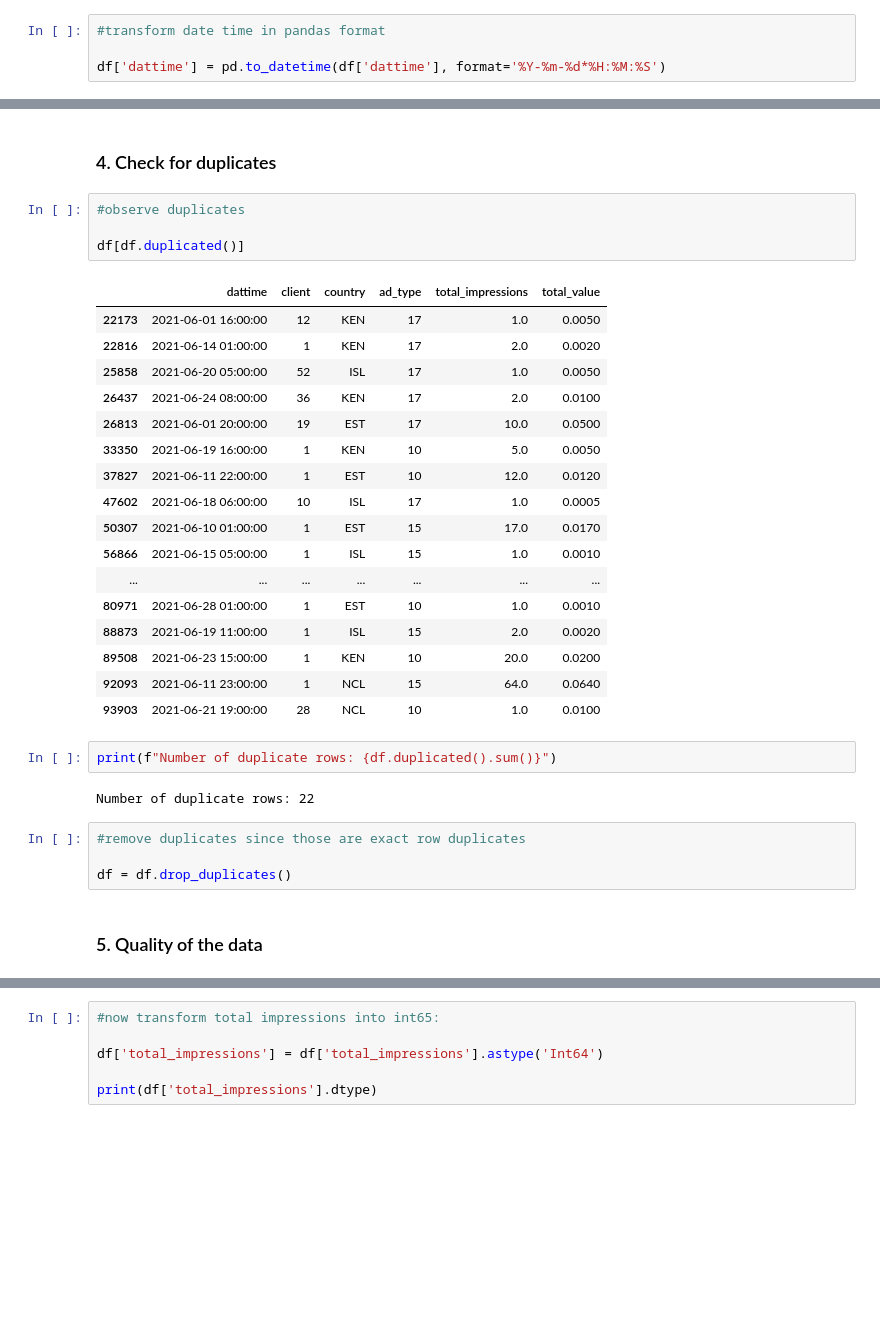
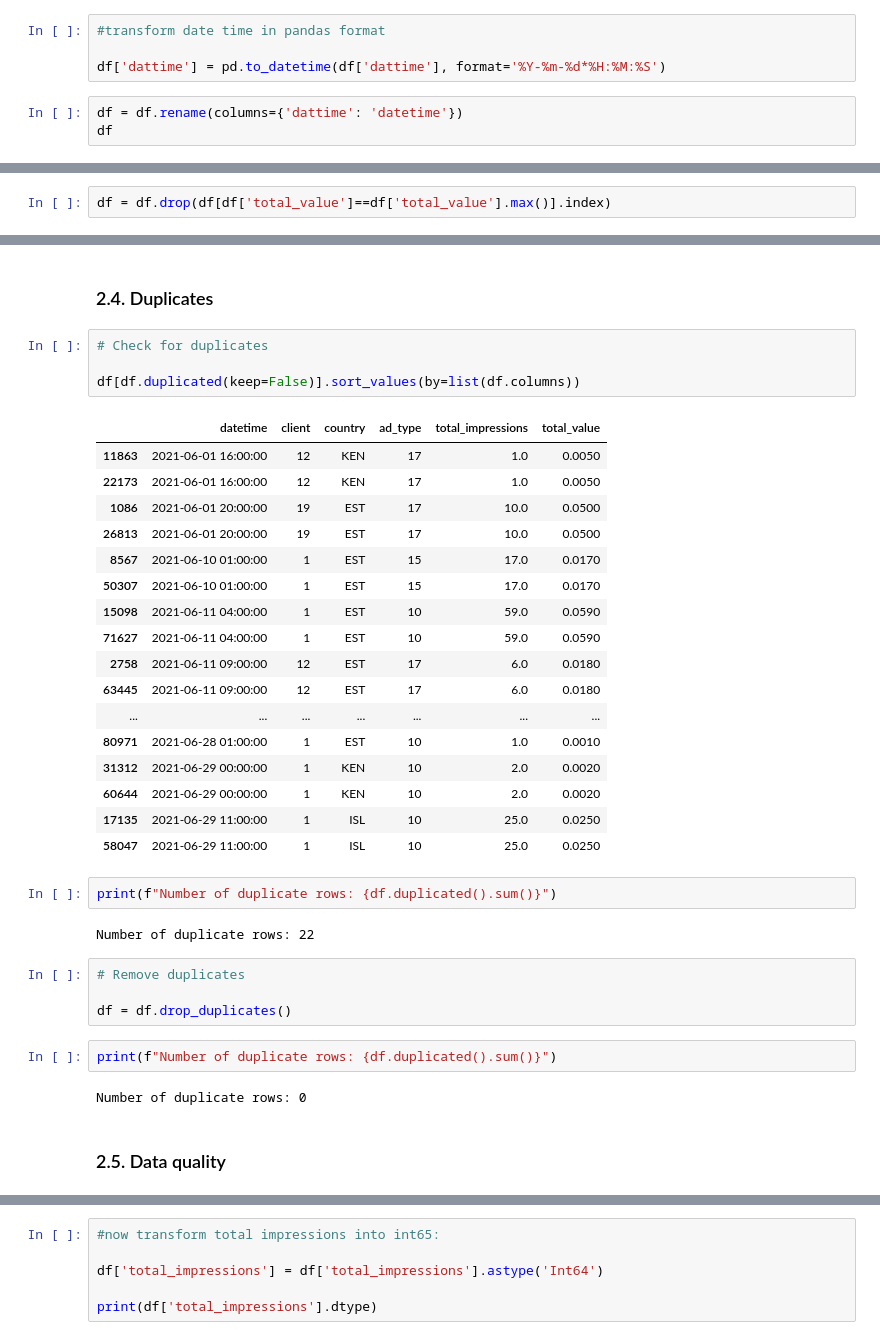
Before and after one commit to pablecastel/ExClick, a Jupyter notebook: Exo_click_test.ipynb, the cells around one changed output, grey strips where cells are left out. Cells and saved outputs as stored; diff of their text form; blank space fills up the shorter version.

```diff
--- a/Exo_click_test.ipynb
+++ b/Exo_click_test.ipynb
@@ -144,3 +163,6 @@ Name: dattime, Length: 96223, dtype: object
 #transform date time in pandas format
 
 df['dattime'] = pd.to_datetime(df['dattime'], format='%Y-%m-%d*%H:%M:%S')
+# %%
+df = df.rename(columns={'dattime': 'datetime'})
+df
@@ -181,0 +226,2 @@ df[df['total_impressions'] < 0]
+# %%
+df = df.drop(df[df['total_value']==df['total_value'].max()].index)
@@ -182,37 +235,41 @@ df[df['total_impressions'] < 0]
 # %% [markdown]
-### 4. Check for duplicates
+### 2.4. Duplicates
 # %%
-#observe duplicates
+# Check for duplicates
 
-df[df.duplicated()]
+df[df.duplicated(keep=False)].sort_values(by=list(df.columns))
 # %% [output]
-|  | dattime | client | country | ad_type | total_impressions | total_value |
+|  | datetime | client | country | ad_type | total_impressions | total_value |
+| 11863 | 2021-06-01 16:00:00 | 12 | KEN | 17 | 1.0 | 0.0050 |
 | 22173 | 2021-06-01 16:00:00 | 12 | KEN | 17 | 1.0 | 0.0050 |
-| 22816 | 2021-06-14 01:00:00 | 1 | KEN | 17 | 2.0 | 0.0020 |
-| 25858 | 2021-06-20 05:00:00 | 52 | ISL | 17 | 1.0 | 0.0050 |
-| 26437 | 2021-06-24 08:00:00 | 36 | KEN | 17 | 2.0 | 0.0100 |
+| 1086 | 2021-06-01 20:00:00 | 19 | EST | 17 | 10.0 | 0.0500 |
 | 26813 | 2021-06-01 20:00:00 | 19 | EST | 17 | 10.0 | 0.0500 |
-| 33350 | 2021-06-19 16:00:00 | 1 | KEN | 10 | 5.0 | 0.0050 |
-| 37827 | 2021-06-11 22:00:00 | 1 | EST | 10 | 12.0 | 0.0120 |
-| 47602 | 2021-06-18 06:00:00 | 10 | ISL | 17 | 1.0 | 0.0005 |
+| 8567 | 2021-06-10 01:00:00 | 1 | EST | 15 | 17.0 | 0.0170 |
 | 50307 | 2021-06-10 01:00:00 | 1 | EST | 15 | 17.0 | 0.0170 |
-| 56866 | 2021-06-15 05:00:00 | 1 | ISL | 15 | 1.0 | 0.0010 |
+| 15098 | 2021-06-11 04:00:00 | 1 | EST | 10 | 59.0 | 0.0590 |
+| 71627 | 2021-06-11 04:00:00 | 1 | EST | 10 | 59.0 | 0.0590 |
+| 2758 | 2021-06-11 09:00:00 | 12 | EST | 17 | 6.0 | 0.0180 |
+| 63445 | 2021-06-11 09:00:00 | 12 | EST | 17 | 6.0 | 0.0180 |
 | ... | ... | ... | ... | ... | ... | ... |
 | 80971 | 2021-06-28 01:00:00 | 1 | EST | 10 | 1.0 | 0.0010 |
-| 88873 | 2021-06-19 11:00:00 | 1 | ISL | 15 | 2.0 | 0.0020 |
-| 89508 | 2021-06-23 15:00:00 | 1 | KEN | 10 | 20.0 | 0.0200 |
-| 92093 | 2021-06-11 23:00:00 | 1 | NCL | 15 | 64.0 | 0.0640 |
-| 93903 | 2021-06-21 19:00:00 | 28 | NCL | 10 | 1.0 | 0.0100 |
+| 31312 | 2021-06-29 00:00:00 | 1 | KEN | 10 | 2.0 | 0.0020 |
+| 60644 | 2021-06-29 00:00:00 | 1 | KEN | 10 | 2.0 | 0.0020 |
+| 17135 | 2021-06-29 11:00:00 | 1 | ISL | 10 | 25.0 | 0.0250 |
+| 58047 | 2021-06-29 11:00:00 | 1 | ISL | 10 | 25.0 | 0.0250 |
 # %%
 print(f"Number of duplicate rows: {df.duplicated().sum()}")
 # %% [output]
 Number of duplicate rows: 22
 # %%
-#remove duplicates since those are exact row duplicates
+# Remove duplicates
 
 df = df.drop_duplicates()
+# %%
+print(f"Number of duplicate rows: {df.duplicated().sum()}")
+# %% [output]
+Number of duplicate rows: 0
 # %% [markdown]
-### 5. Quality of the data
+### 2.5. Data quality
 # %%
 df.info()
 # %% [output]
```
Also changed, not shown: parts of 48 cells of this notebook, 2 other files.
